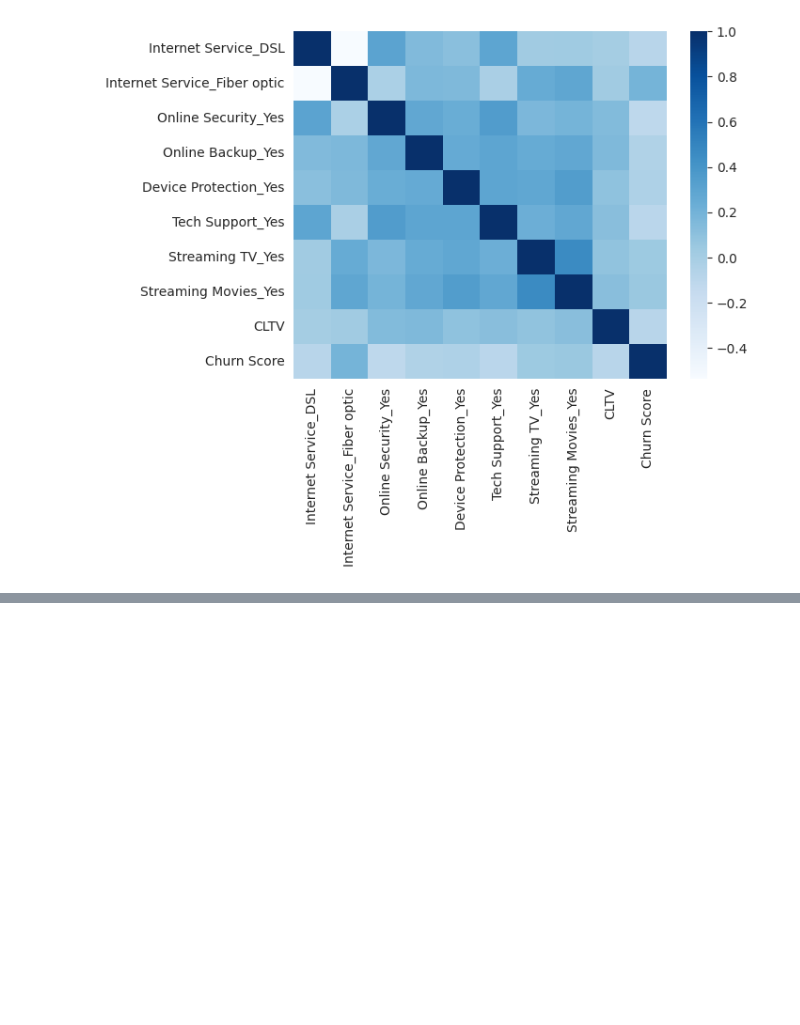
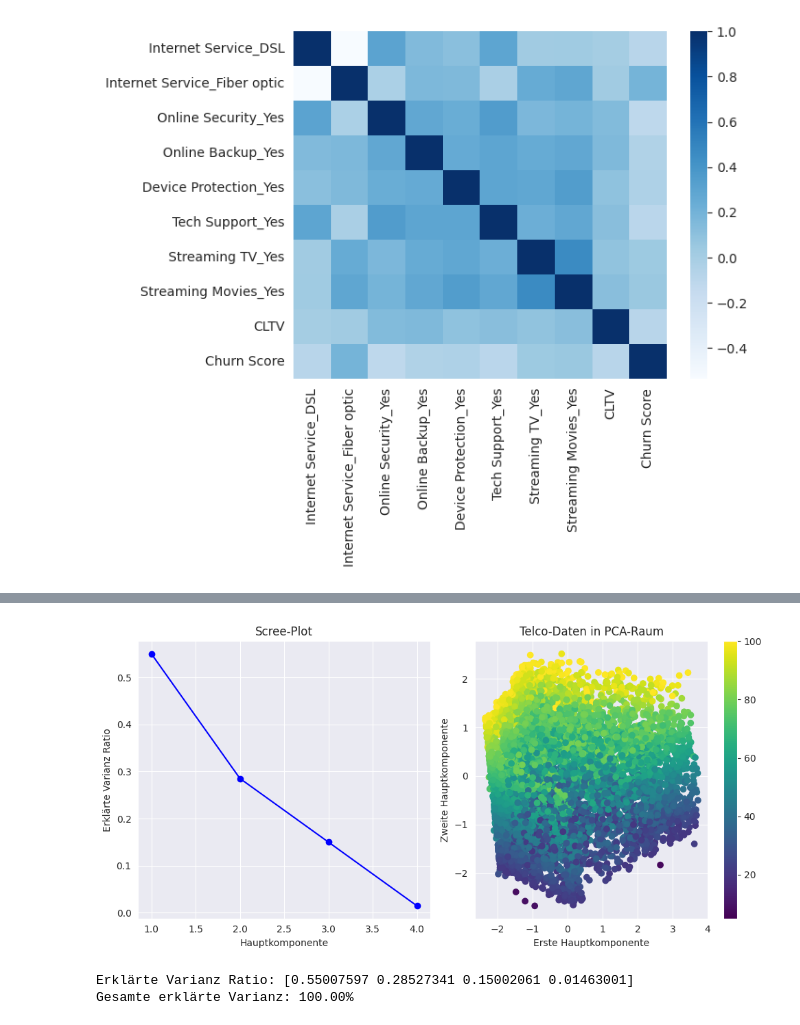
Before and after one commit to LaurinL36/Portfolio1, a Jupyter notebook: sample.ipynb, the cells around one changed output, grey strips where cells are left out. Drawn from its saved outputs; the diff is of its cells as text; code cells hidden in the pictures; blank space fills up the shorter version.

```diff
--- a/sample.ipynb
+++ b/sample.ipynb
@@ -467,0 +359,75 @@ plt.show()
+# %%
+
+def meine_pca(X, n_components):
+
+    X_centered = X - np.mean(X, axis=0)
+
+    n_samples = X.shape[0]
+    covariance_matrix = np.dot(X_centered.T, X_centered) / (n_samples - 1)
+
+    eigenvalues, eigenvectors = np.linalg.eig(covariance_matrix)
+
+    idx = eigenvalues.argsort()[::-1]
+    eigenvalues = eigenvalues[idx]
+    eigenvectors = eigenvectors[:, idx]
+
+    top_eigenvectors = eigenvectors[:, :n_components]
+
+    transformed_data = np.dot(X_centered, top_eigenvectors)
+
+    explained_variance_ratio = eigenvalues[:n_components] / np.sum(eigenvalues)
+
+    return transformed_data, explained_variance_ratio
+
+
+from sklearn.preprocessing import StandardScaler
+
+
+selected_columns = ['Tenure Months', 'Monthly Charges', 'Total Charges', 'Churn Score']
+df_selected = df[selected_columns].copy()
+df_selected.dropna(inplace=True)
+df.info()
+def test_pca_implementation():
+    # Zentriere und skaliere die Daten
+    if df_selected.shape[0] > 0:  # Verhindert, dass leere Daten weiterverarbeitet werden
+        scaler = StandardScaler()
+        X = scaler.fit_transform(df_selected)
+    else:
+        raise ValueError("Alle Zeilen wurden entfernt. Prüfe deine Daten auf NaN oder nicht-numerische Werte.")
+
+
+    # Wähle die Anzahl der Hauptkomponenten
+    n_components = 4
+
+    # Durchführen der PCA
+    transformed_data, explained_variance_ratio = meine_pca(X, n_components)
+
+    plt.figure(figsize=(10, 5))
+
+    # Plot 1: Scree-Plot
+    plt.subplot(1, 2, 1)
+    plt.plot(range(1, len(explained_variance_ratio) + 1),
+             explained_variance_ratio, 'bo-')
+    plt.xlabel('Hauptkomponente')
+    plt.ylabel('Erklärte Varianz Ratio')
+    plt.title('Scree-Plot')
+
+    # Plot 2: Transformierte Daten
+    plt.subplot(1, 2, 2)
+    scatter = plt.scatter(transformed_data[:, 0], transformed_data[:, 1],
+                         c=df['Churn Score'], cmap='viridis')
+
+    plt.xlabel('Erste Hauptkomponente')
+    plt.ylabel('Zweite Hauptkomponente')
+    plt.title('Telco-Daten in PCA-Raum')
+    plt.colorbar(scatter)
+    plt.tight_layout()
+    plt.show()
+
+    # Drucke die erklärte Varianz
+    print("Erklärte Varianz Ratio:", explained_variance_ratio)
+    print("Gesamte erklärte Varianz: {:.2f}%".format(
+        np.sum(explained_variance_ratio) * 100))
+
+test_pca_implementation()
+# %% [output]
@@ -467,0 +451,3 @@ plt.show()
+[figure, added]
+Erklärte Varianz Ratio: [0.55007597 0.28527341 0.15002061 0.01463001]
+Gesamte erklärte Varianz: 100.00%
```
Also changed, not shown: parts of 19 cells of this notebook.
